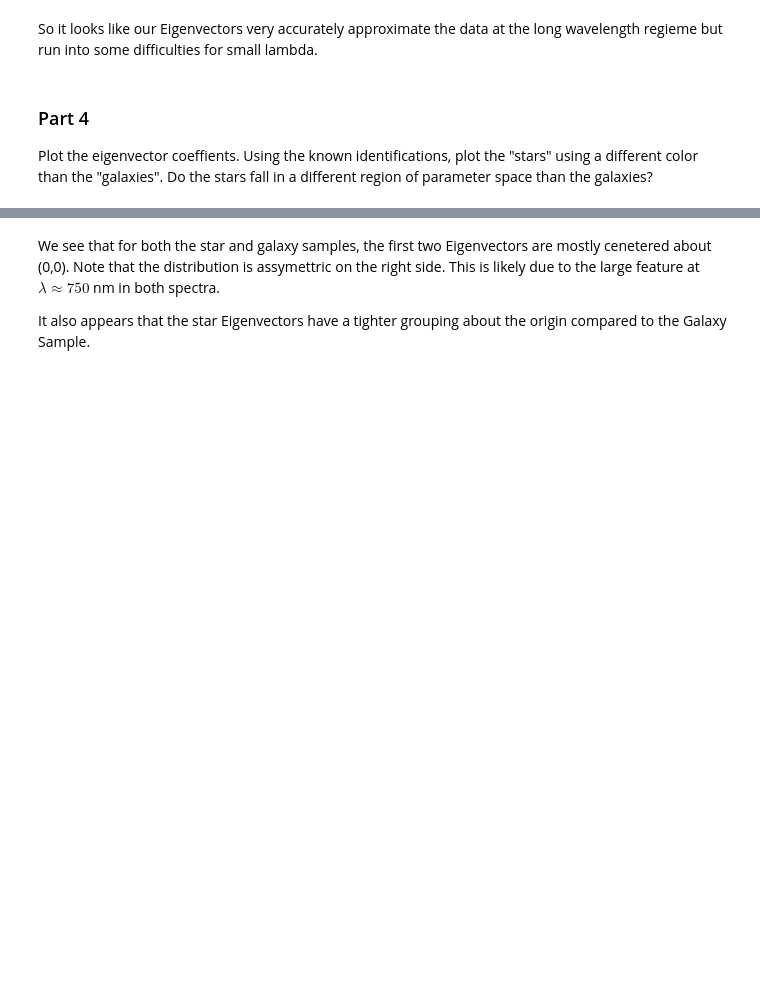
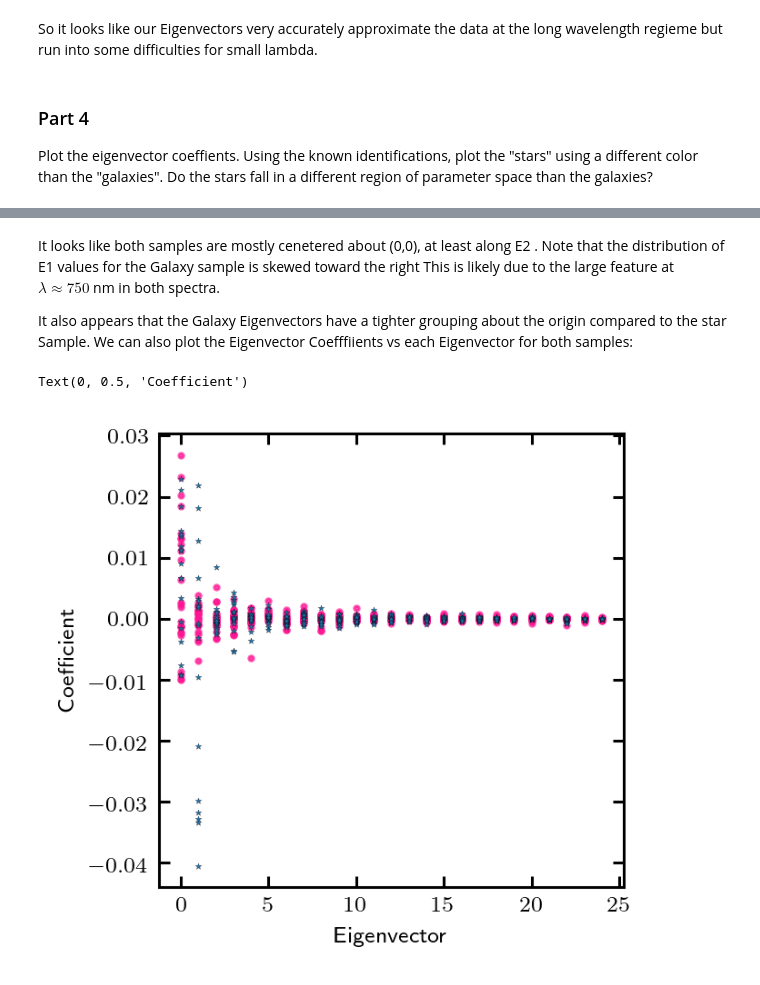
Before and after one commit to bbonine/machine_learning_astr5900, a Jupyter notebook: exercises/lec_16_pca.ipynb, the cells around one changed output, grey strips where cells are left out. Saved outputs shown, nothing was run; the diff lists cells and outputs as text; code cells hidden in the pictures; blank space fills up the shorter version.

```diff
--- a/exercises/lec_16_pca.ipynb
+++ b/exercises/lec_16_pca.ipynb
@@ -428,4 +409,17 @@ plt.legend(fontsize = 6)
 # %% [markdown]
-We see that for both the star and galaxy samples, the first two Eigenvectors are mostly cenetered about (0,0). Note that the distribution is assymettric on the right side. This is likely due to the large feature at $\lambda \approx 750$ nm in both spectra.
+It looks like both samples are mostly cenetered about (0,0), at least along E2 . Note that the distribution of E1 values for the Galaxy sample is skewed toward the right  This is likely due to the large feature at $\lambda \approx 750$ nm in both spectra.
 
-It also appears that the star Eigenvectors have a tighter grouping about the origin compared to the Galaxy Sample.
+It also appears that the Galaxy Eigenvectors have a tighter grouping about the origin compared to the star Sample. We can also plot the Eigenvector Coefffiients vs each Eigenvector for both samples:
+# %%
+for i in range(0,25):
+    plt.scatter(np.arange(0,25),m_g.coeff[i,:], color = 'deeppink', s = 3, alpha = 0.7)
+
+for i in range(0,19):
+    plt.scatter(np.arange(0,25),m_s.coeff[i,:], color = 'tab:blue',s = 5, marker = '*', linewidth = 0.1, edgecolor = 'black')
+
+
+plt.xlabel('Eigenvector')
+plt.ylabel('Coefficient')
+# %% [output]
+Text(0, 0.5, 'Coefficient')
+[figure, added]
```
Also changed, not shown: parts of 10 cells of this notebook.
